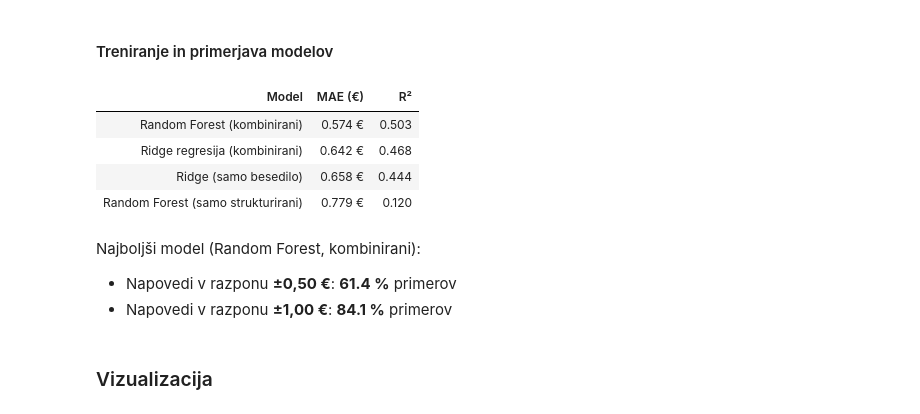
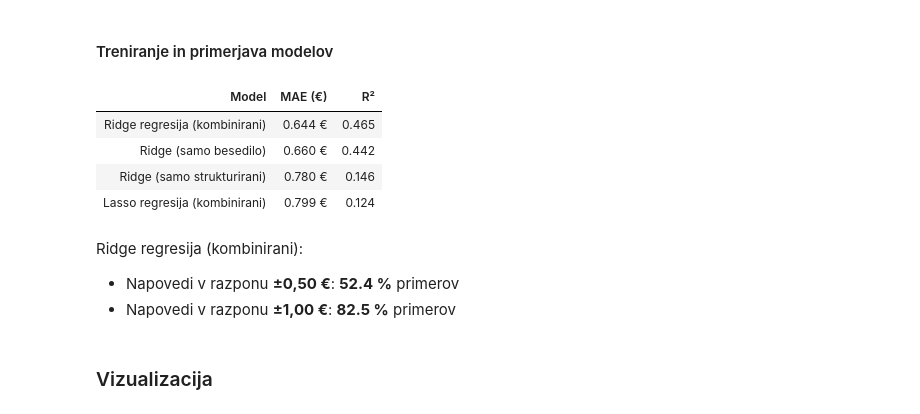
Before and after one commit to svenko99/PR2608, a Jupyter notebook: src/notebook/rezultati_modeli_priporočilo.ipynb, the cells around one changed output. Saved outputs shown, nothing was run; the diff lists cells and outputs as text; code cells hidden in the pictures.

```diff
--- a/src/notebook/rezultati_modeli_priporočilo.ipynb
+++ b/src/notebook/rezultati_modeli_priporočilo.ipynb
@@ -2112,7 +2112,7 @@ V vprašanju 11 smo za klasifikacijo uporabili **strukturirane atribute** (vrsta
 Pristop: **TF-IDF** (Term Frequency–Inverse Document Frequency) pretvori besedila v numerične vektorje, nato pa jih klasificiramo z **Logistično regresijo** in **Complement Naivnim Bayesom**. Na koncu primerjamo točnost z V11 in identificiramo besede, ki najbolj ločijo med razredi.
 # %%
 from sklearn.feature_extraction.text import TfidfVectorizer
-from sklearn.naive_bayes import MultinomialNB, ComplementNB
+from sklearn.naive_bayes import MultinomialNB
 from sklearn.linear_model import LogisticRegression
 from sklearn.metrics import accuracy_score, classification_report, confusion_matrix, ConfusionMatrixDisplay
 
@@ -2131,7 +2131,7 @@ hourly_nlp["razred"] = hourly_nlp["hourly_rate_neto"].apply(
     lambda x: "nizka" if x < q33_nlp else ("srednja" if x <= q66_nlp else "visoka")
 )
 
-# Naslov + opis skupaj — vec signala
+# Naslov + opis skupaj
 hourly_nlp["text"] = hourly_nlp["title"].fillna("") + " " + hourly_nlp["description"].fillna("")
 df_nlp = hourly_nlp[["text", "razred"]].dropna()
 
@@ -2141,8 +2141,7 @@ slo_stop = [
     "in","za","na","je","ki","se","so","da","po","pri","ter","ali","bi","ne",
     "iz","ob","do","ta","to","te","ti","pa","bo","ni","ko","mu","ga","jo",
     "med","nad","pod","pred","brez","vse","vsi","ves","vsak","samo","tudi",
-    "lahko","zelo","malo","vec","manj","bila","bili","bil","ima","imajo",
-    "tega","temu","tem","teh","tej","jih","njim","svojo","svoje","nase","nasi"
+    "lahko","zelo","malo","bila","bili","bil","ima","imajo","tega","temu","tem"
 ]
 
 tfidf_v = TfidfVectorizer(
@@ -2373,53 +2363,56 @@ Train: 4,892, Test: 1,223, Atributov skupaj: 3,035
 #### Treniranje in primerjava modelov
 # %%
 # Treniramo tri modele za primerjavo
-rf_reg     = RandomForestRegressor(n_estimators=100, random_state=42, n_jobs=-1)
-ridge_reg  = Ridge(alpha=1.0)
+ridge_komb  = Ridge(alpha=1.0)
+lasso_komb  = Lasso(alpha=0.01, max_iter=5000)
 
 # Samo strukturirani (za primerjavo z V11)
 X_tr_s_r, X_te_s_r, y_tr_s_r, y_te_s_r = train_test_split(
     csr_matrix(X_struct_reg.values), y_reg, test_size=0.2, random_state=42
 )
-rf_struct_only = RandomForestRegressor(n_estimators=100, random_state=42, n_jobs=-1)
+ridge_struct = Ridge(alpha=1.0)
+
+# Samo besedilo
+X_tr_t_r, X_te_t_r, y_tr_t_r, y_te_t_r = train_test_split(
+    X_text_reg, y_reg, test_size=0.2, random_state=42
+)
+ridge_text = Ridge(alpha=1.0)
 
 # Fit vseh
-rf_reg.fit(X_tr_r, y_tr_r)
-ridge_reg.fit(X_tr_r, y_tr_r)
-rf_struct_only.fit(X_tr_s_r, y_tr_r)
-
-# Samo besedilo
-X_tr_t_r, X_te_t_r, y_tr_t_r, y_te_t_r = train_test_split(X_text_reg, y_reg, test_size=0.2, random_state=42)
-ridge_text_only = Ridge(alpha=1.0).fit(X_tr_t_r, y_tr_r)
+ridge_komb.fit(X_tr_r, y_tr_r)
+lasso_komb.fit(X_tr_r, y_tr_r)
+ridge_struct.fit(X_tr_s_r, y_tr_r)
+ridge_text.fit(X_tr_t_r, y_tr_r)
 
 # Rezultati
 rezultati_reg = pd.DataFrame([
-    {"Model": "Random Forest (kombinirani)",     "MAE (€)": mean_absolute_error(y_te_r, rf_reg.predict(X_te_r)),     "R²": r2_score(y_te_r, rf_reg.predict(X_te_r))},
-    {"Model": "Ridge regresija (kombinirani)",    "MAE (€)": mean_absolute_error(y_te_r, ridge_reg.predict(X_te_r)),  "R²": r2_score(y_te_r, ridge_reg.predict(X_te_r))},
-    {"Model": "Ridge (samo besedilo)",            "MAE (€)": mean_absolute_error(y_te_t_r, ridge_text_only.predict(X_te_t_r)), "R²": r2_score(y_te_t_r, ridge_text_only.predict(X_te_t_r))},
-    {"Model": "Random Forest (samo strukturirani)","MAE (€)": mean_absolute_error(y_te_s_r, rf_struct_only.predict(X_te_s_r)), "R²": r2_score(y_te_s_r, rf_struct_only.predict(X_te_s_r))},
+    {"Model": "Ridge regresija (kombinirani)",      "MAE (€)": mean_absolute_error(y_te_r, ridge_komb.predict(X_te_r)),   "R²": r2_score(y_te_r, ridge_komb.predict(X_te_r))},
+    {"Model": "Lasso regresija (kombinirani)",      "MAE (€)": mean_absolute_error(y_te_r, lasso_komb.predict(X_te_r)),   "R²": r2_score(y_te_r, lasso_komb.predict(X_te_r))},
+    {"Model": "Ridge (samo besedilo)",              "MAE (€)": mean_absolute_error(y_te_t_r, ridge_text.predict(X_te_t_r)), "R²": r2_score(y_te_t_r, ridge_text.predict(X_te_t_r))},
+    {"Model": "Ridge (samo strukturirani)",         "MAE (€)": mean_absolute_error(y_te_s_r, ridge_struct.predict(X_te_s_r)), "R²": r2_score(y_te_s_r, ridge_struct.predict(X_te_s_r))},
 ]).sort_values("MAE (€)")
 
 display(rezultati_reg.style.hide(axis="index").format({"MAE (€)": "{:.3f} €", "R²": "{:.3f}"}))
 
-# Shranimo napovedi najboljšega modela
-y_pred_rf = rf_reg.predict(X_te_r)
-acc_05 = (np.abs(y_te_r - y_pred_rf) <= 0.5).mean()
-acc_10 = (np.abs(y_te_r - y_pred_rf) <= 1.0).mean()
+# Shranimo napovedi najboljšega modela (Ridge kombinirani)
+y_pred_reg = ridge_komb.predict(X_te_r)
+acc_05 = (np.abs(y_te_r - y_pred_reg) <= 0.5).mean()
+acc_10 = (np.abs(y_te_r - y_pred_reg) <= 1.0).mean()
 display(Markdown(f"""
-Najboljši model (Random Forest, kombinirani):
+Ridge regresija (kombinirani):
 - Napovedi v razponu **±0,50 €**: **{acc_05*100:.1f} %** primerov
 - Napovedi v razponu **±1,00 €**: **{acc_10*100:.1f} %** primerov
 """))
 # %% [output]
 | Model | MAE (€) | R² |
-| Random Forest (kombinirani) | 0.574 € | 0.503 |
-| Ridge regresija (kombinirani) | 0.642 € | 0.468 |
-| Ridge (samo besedilo) | 0.658 € | 0.444 |
-| Random Forest (samo strukturirani) | 0.779 € | 0.120 |
+| Ridge regresija (kombinirani) | 0.644 € | 0.465 |
+| Ridge (samo besedilo) | 0.660 € | 0.442 |
+| Ridge (samo strukturirani) | 0.780 € | 0.146 |
+| Lasso regresija (kombinirani) | 0.799 € | 0.124 |
 
-Najboljši model (Random Forest, kombinirani):
-- Napovedi v razponu **±0,50 €**: **61.4 %** primerov
-- Napovedi v razponu **±1,00 €**: **84.1 %** primerov
+Ridge regresija (kombinirani):
+- Napovedi v razponu **±0,50 €**: **52.4 %** primerov
+- Napovedi v razponu **±1,00 €**: **82.5 %** primerov
 # %% [markdown]
 ### Vizualizacija
 # %%
```
Also changed, not shown: parts of 11 cells of this notebook.
